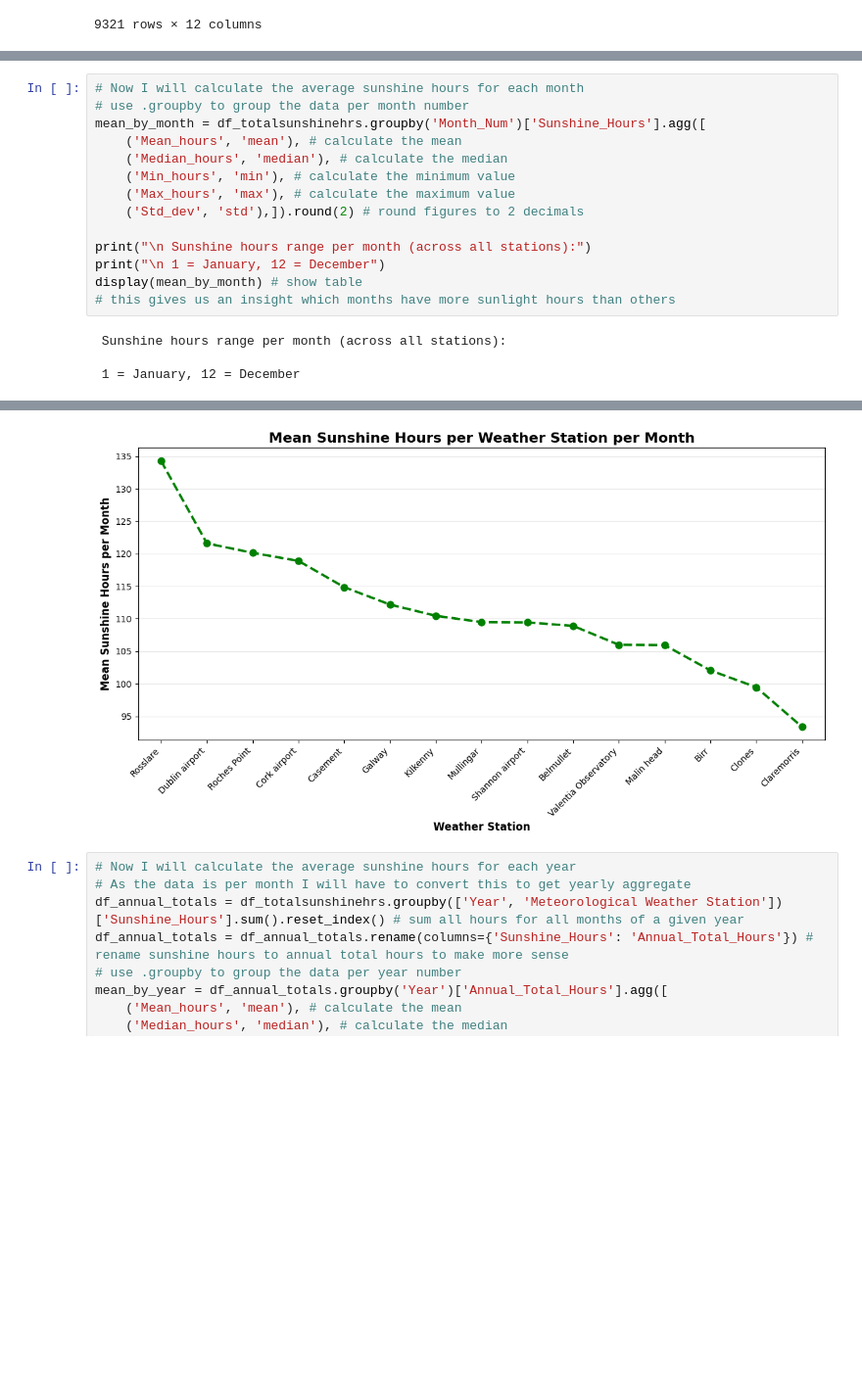
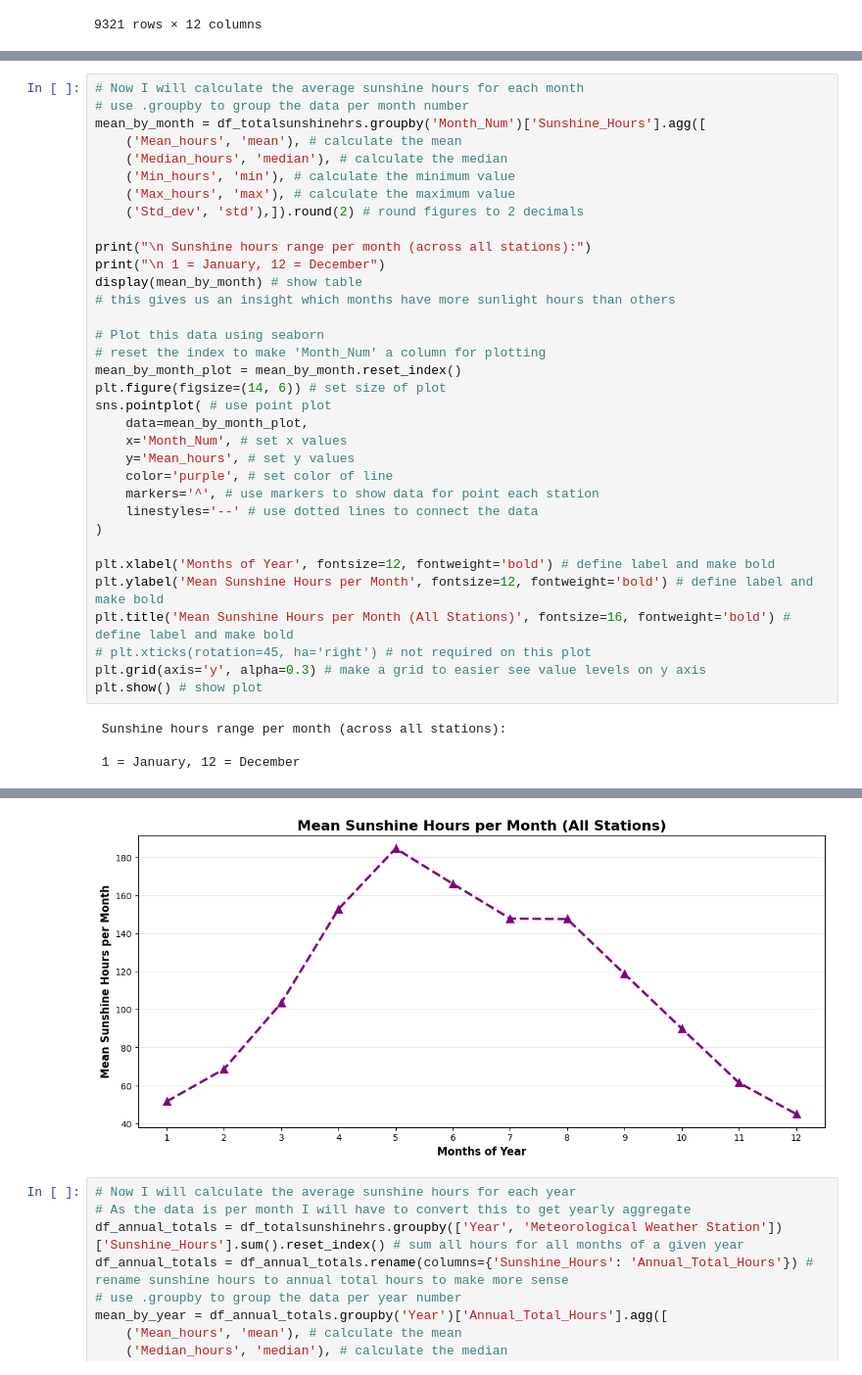
Before and after one commit to Hugo-van-Zyl/programming-for-data-analytics, a Jupyter notebook: Big Project/bigproject.ipynb, the cells around one changed output, grey strips where cells are left out. Shown at 98% size. Saved outputs shown, nothing was run; the diff lists cells and outputs as text; blank space fills up the shorter version.

Commit message:
Plot added for mean sunshine hours per month on all stations

```diff
--- a/Big Project/bigproject.ipynb
+++ b/Big Project/bigproject.ipynb
@@ -200,34 +202,54 @@ plt.show() # show plot
 # use .groupby to group the data per month number
 mean_by_month = df_totalsunshinehrs.groupby('Month_Num')['Sunshine_Hours'].agg([
     ('Mean_hours', 'mean'), # calculate the mean
     ('Median_hours', 'median'), # calculate the median
     ('Min_hours', 'min'), # calculate the minimum value
     ('Max_hours', 'max'), # calculate the maximum value
     ('Std_dev', 'std'),]).round(2) # round figures to 2 decimals
 
 print("\n Sunshine hours range per month (across all stations):")
 print("\n 1 = January, 12 = December")
 display(mean_by_month) # show table
 # this gives us an insight which months have more sunlight hours than others
+
+# Plot this data using seaborn
+# reset the index to make 'Month_Num' a column for plotting
+mean_by_month_plot = mean_by_month.reset_index()
+plt.figure(figsize=(14, 6)) # set size of plot
+sns.pointplot( # use point plot
+    data=mean_by_month_plot,
+    x='Month_Num', # set x values
+    y='Mean_hours', # set y values
+    color='purple', # set color of line
+    markers='^', # use markers to show data for point each station
+    linestyles='--' # use dotted lines to connect the data
+)
+
+plt.xlabel('Months of Year', fontsize=12, fontweight='bold') # define label and make bold
+plt.ylabel('Mean Sunshine Hours per Month', fontsize=12, fontweight='bold') # define label and make bold
+plt.title('Mean Sunshine Hours per Month (All Stations)', fontsize=16, fontweight='bold') # define label and make bold
+# plt.xticks(rotation=45, ha='right') # not required on this plot
+plt.grid(axis='y', alpha=0.3) # make a grid to easier see value levels on y axis
+plt.show() # show plot
 # %% [output]
  Sunshine hours range per month (across all stations):
 
  1 = January, 12 = December
 |  | Mean_hours | Median_hours | Min_hours | Max_hours | Std_dev |
 | Month_Num |  |  |  |  |  |
 | 1 | 51.62 | 50.80 | 0.0 | 118.4 | 17.36 |
 | 2 | 68.62 | 65.50 | 0.0 | 199.4 | 21.28 |
 | 3 | 103.34 | 102.05 | 0.0 | 203.1 | 27.80 |
 | 4 | 152.71 | 152.10 | 69.0 | 246.3 | 30.79 |
 | 5 | 184.56 | 181.50 | 84.9 | 295.1 | 37.94 |
 | 6 | 165.94 | 160.85 | 68.9 | 301.0 | 41.16 |
 | 7 | 147.74 | 143.45 | 58.7 | 289.5 | 40.72 |
 | 8 | 147.43 | 143.20 | 58.8 | 280.5 | 35.42 |
 | 9 | 118.58 | 116.10 | 54.1 | 219.5 | 24.79 |
 | 10 | 89.89 | 89.70 | 40.4 | 150.0 | 20.53 |
 | 11 | 61.42 | 61.35 | 0.0 | 116.1 | 17.44 |
 | 12 | 45.02 | 44.50 | 9.6 | 104.2 | 15.47 |
-[figure, old version]
+[figure, new version]
 # %%
 # Now I will calculate the average sunshine hours for each year
 # As the data is per month I will have to convert this to get yearly aggregate
```
Also changed, not shown: parts of 3 cells of this notebook.
